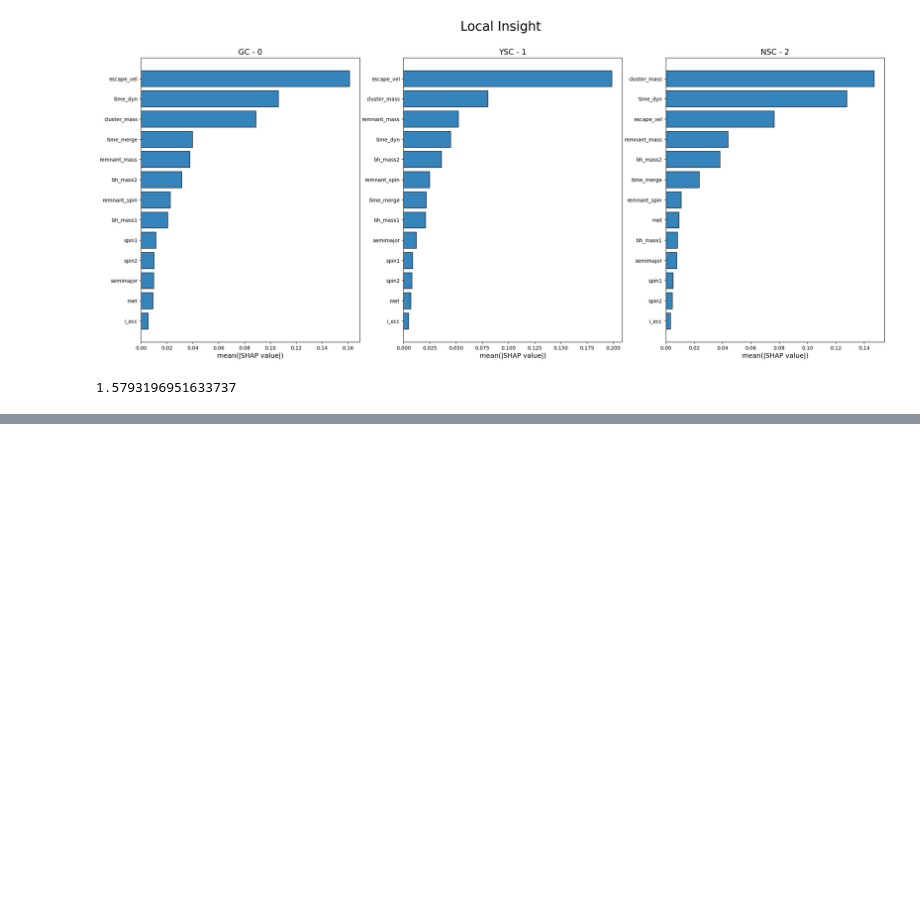
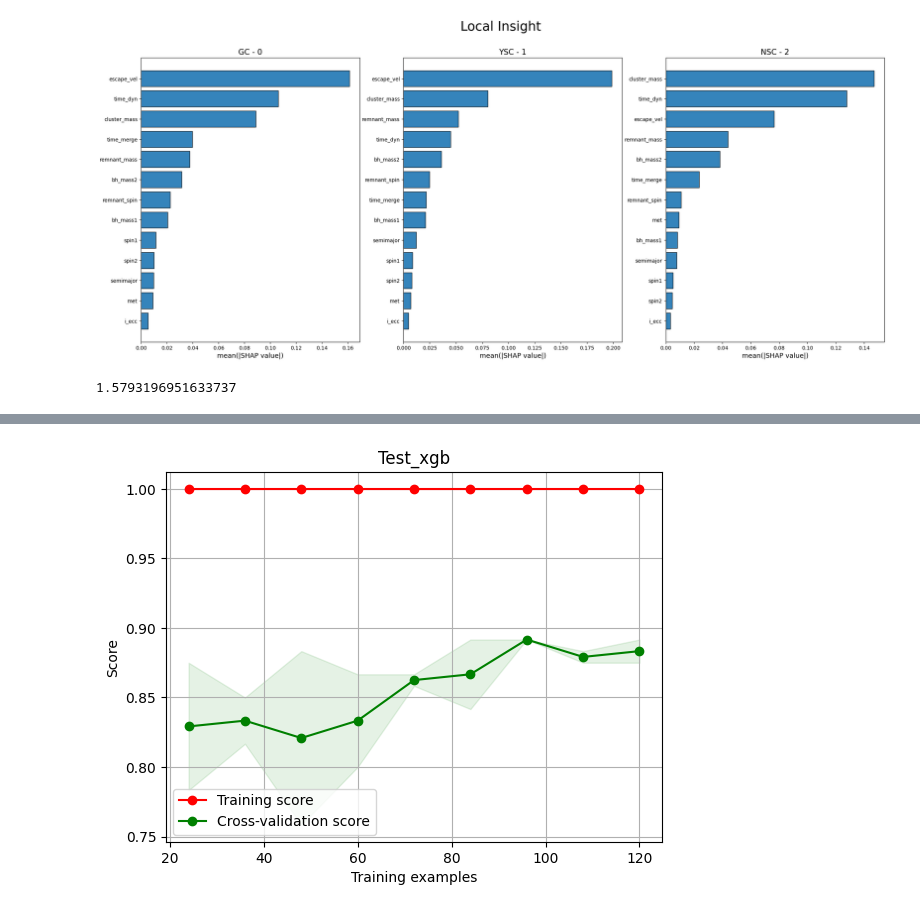
Before and after one commit to EugeniaBoccanera/hm_bbh, a Jupyter notebook: project_v1.ipynb, the cells around one changed output, grey strips where cells are left out. Drawn from its saved outputs; the diff is of its cells as text; code cells hidden in the pictures; blank space fills up the shorter version.

Commit message:
add func for plot scores. add XGB and gridsearch_XGB

```diff
--- a/project_v1.ipynb
+++ b/project_v1.ipynb
@@ -803,0 +815,36 @@ plot_shap_bar(shap_values)
+# %%
+def simple_XGB(X_train: np.ndarray, y_train: np.ndarray, X_test: np.ndarray, random_state: int = 42, params: dict = None) -> Tuple[XGBClassifier, np.ndarray]:
+    """
+    Function that takes in input the preprocessed data and returns a simple XGBoost model.
+
+    :params X_train: training features
+    :params y_train: training target
+    :params X_test: testing features
+    :params random_state: random state for reproducibility
+    :params params: parameters for XGBoost
+    :return: a tuple with the model, the predictions target: model, y_pred
+    """
+
+    # Default parameters if not provided
+    if params is None:
+        params = {
+            'objective': 'binary:logistic',
+            'eval_metric': 'logloss'
+        }
+
+    # Initialize XGBClassifier
+    XGB = XGBClassifier(random_state=random_state, tree_method='approx', **params,)
+
+    # Fit the model to the training data
+    XGB.fit(X_train, y_train)
+
+    # Make predictions on the test data
+    y_pred = XGB.predict(X_test)
+
+    return XGB, y_pred
+# %%
+X, y, X_train, y_train, X_test, y_test = data_preprocessing(df, n_sample=300, label='label', test_size=0.2)
+
+XGB, y_pred = simple_XGB(X_train, y_train, X_test)
+
+# model_evaluation(XGB, X, y, X_train, y_train, X_test, y_test, y_pred)
@@ -803,0 +869,3 @@ plot_shap_bar(shap_values)
+# %%
+plot_learning_curve(XGB, 'Test_xgb', X_train, y_train, cv=2, train_sizes=np.linspace(0.1, 1.0, 10))
+# %% [output]
@@ -803,0 +873 @@ plot_shap_bar(shap_values)
+[figure, added]
```
Also changed, not shown: parts of 12 cells of this notebook.
